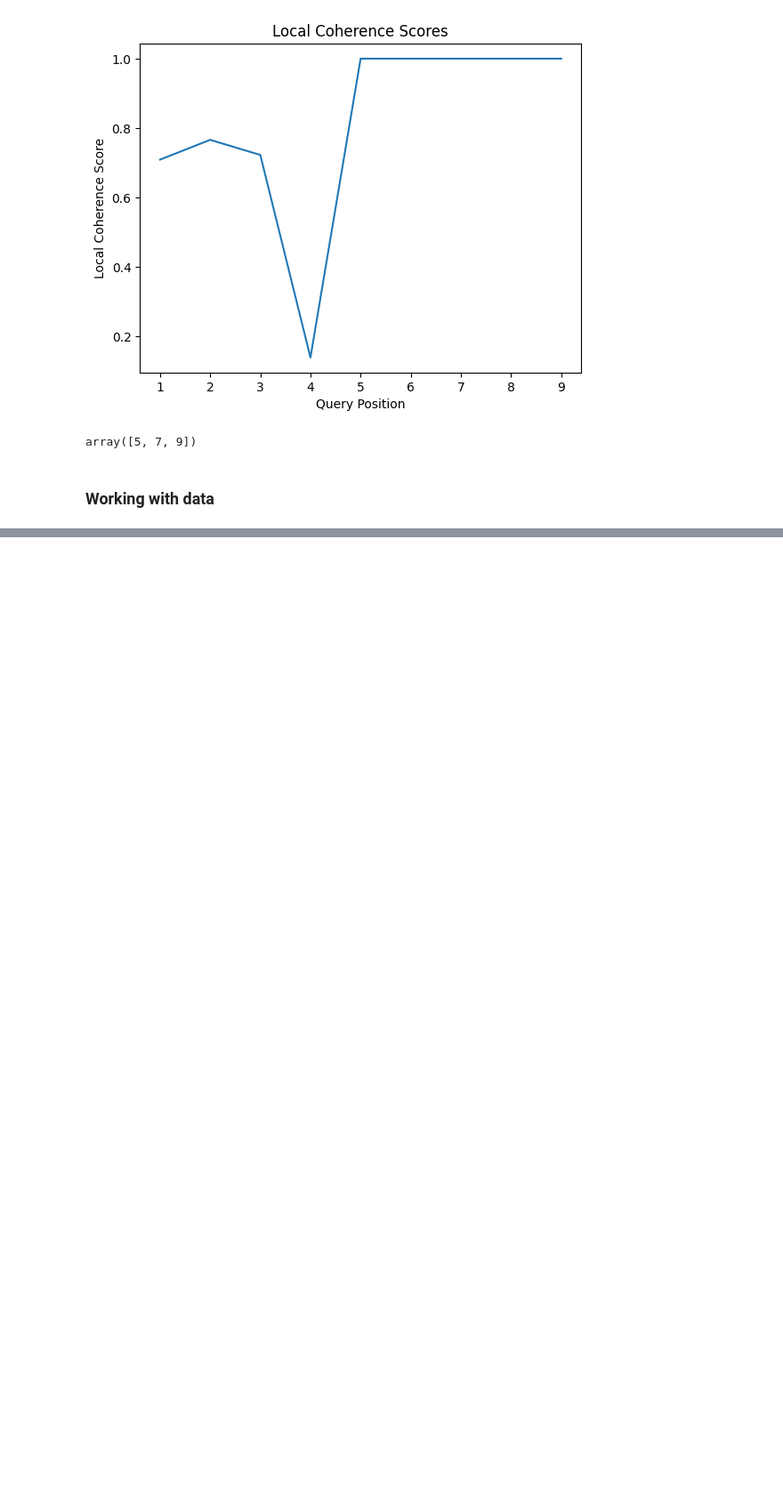
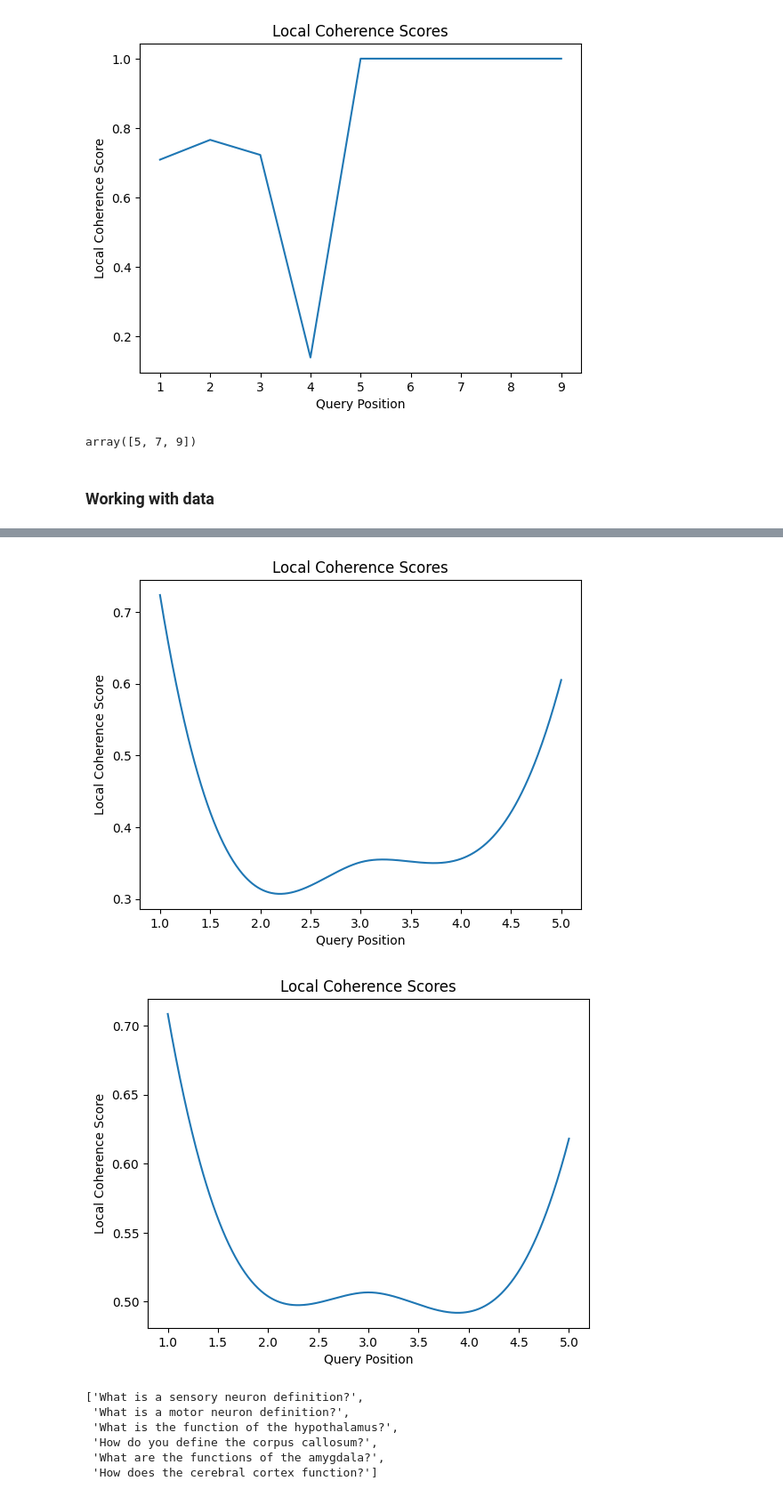
Before and after one commit to almasria/discourse_coherenc, a Jupyter notebook: components/notebook.ipynb, the cells around one changed output, grey strips where cells are left out. Shown at 89% size. Saved outputs shown, nothing was run; the diff lists cells and outputs as text; code cells hidden in the pictures; blank space fills up the shorter version.

```diff
--- a/components/notebook.ipynb
+++ b/components/notebook.ipynb
@@ -495,0 +541,25 @@ sessions[0].queries
+# %%
+
+from data_processors import DataProcessor
+
+data = DataProcessor("../data/dev_sessions.json")
+# %%
+sessions1 = data.export_sessions(embedding_model="all-mpnet-base-v2", context_window_size=1, normalize_embeddings=True, statistics="all")
+sessions2 = data.export_sessions(embedding_model="mxbai-embed-large-v1", context_window_size=1, normalize_embeddings=True, statistics="all")
+# %%
+session1 = next(sessions1)
+session1.plot_local_coherence()
+session1.queries
+
+session2 = next(sessions2)
+session2.plot_local_coherence()
+session2.queries
+# %% [output]
+[figure, added]
+[figure, added]
+['What is a sensory neuron definition?',
+ 'What is a motor neuron definition?',
+ 'What is the function of the hypothalamus?',
+ 'How do you define the corpus callosum?',
+ 'What are the functions of the amygdala?',
+ 'How does the cerebral cortex function?']
```
Also changed, not shown: parts of 22 cells of this notebook, 4 other files.
